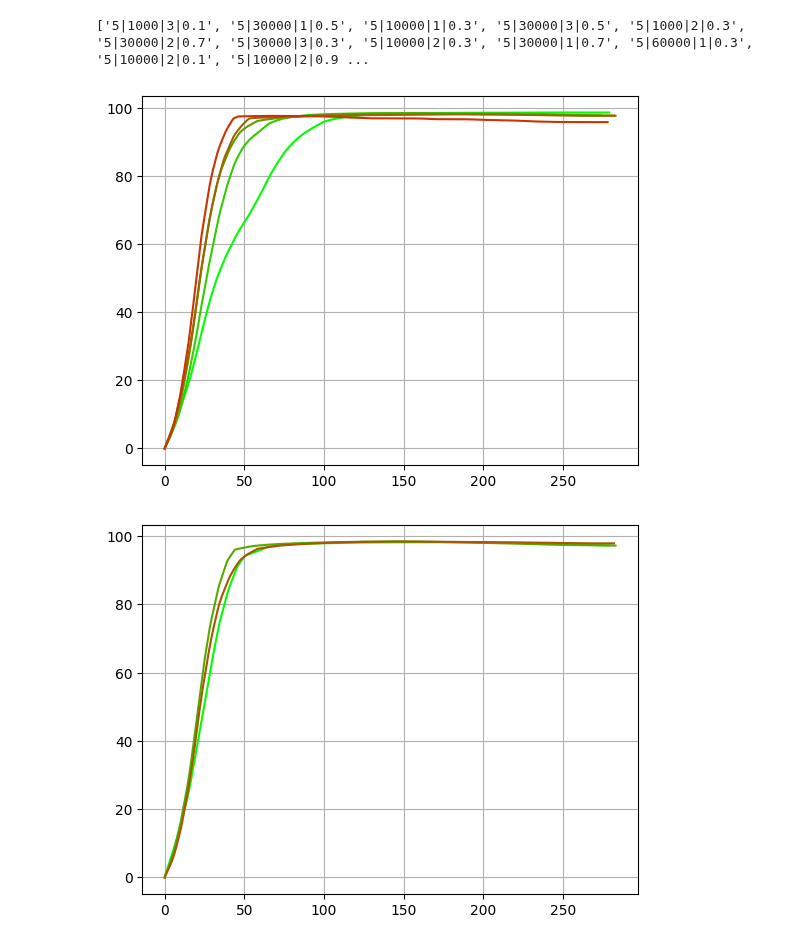
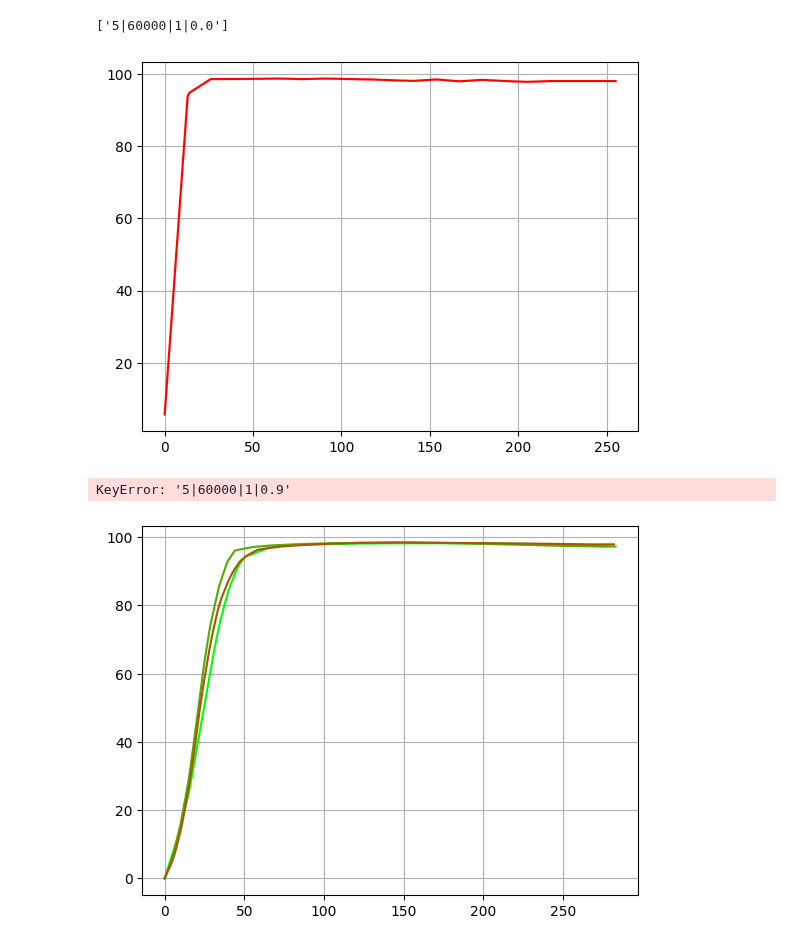
Before and after one commit to JoshPattman/thirdyear-proj, a Jupyter notebook: comp3200-cw/v2/plot_data_median.ipynb, the cells around one changed output. Saved outputs shown, nothing was run; the diff lists cells and outputs as text; code cells hidden in the pictures.

Commit message:
added fed learn data logging

```diff
--- a/comp3200-cw/v2/plot_data_median.ipynb
+++ b/comp3200-cw/v2/plot_data_median.ipynb
@@ -45,10 +45,11 @@ def get_hash(nodes, samples, epochs, sync_rate):
     return "%s|%s|%s|%s"%(nodes, samples, epochs, sync_rate)
 
 info_dict = {}
-for filename in listdir("./data_2"):
+dirname = "./fed_accuracy_data"
+for filename in listdir(dirname):
     nodes, samples, epochs, sync_rate = get_info(filename)
     key = get_hash(nodes, samples, epochs, sync_rate)
-    with open("./data_2/"+filename, "r") as f:
+    with open(dirname+"/"+filename, "r") as f:
         loaded = json.loads(f.read())
     loaded = [np.array(l) for l in loaded]
     if key in info_dict:
@@ -70,7 +71,13 @@ all_epochs = [3, 2, 1]
 # %%
 print(list(info_dict.keys()))
 # %% [output]
-['5|1000|3|0.1', '5|30000|1|0.5', '5|10000|1|0.3', '5|30000|3|0.5', '5|1000|2|0.3', '5|30000|2|0.7', '5|30000|3|0.3', '5|10000|2|0.3', '5|30000|1|0.7', '5|60000|1|0.3', '5|10000|2|0.1', '5|10000|2|0.9 ...
+['5|60000|1|0.0']
+# %%
+average_plot(get_mixed_node_data(5, 60000, 1, 0.0), color=(1,0,0), plot_std=True)
+plt.grid()
+plt.show()
+# %% [output]
+[figure, added]
 # %%
 t=0
 for s in all_syncs:
@@ -80,7 +87,7 @@ plt.grid()
 plt.show()
 # The more red = lower sync rate
 # %% [output]
-[figure, removed]
+KeyError: '5|60000|1|0.9'
 # %%
 t=0
 for s in all_epochs:
```
Also changed, not shown: 5 other files.
